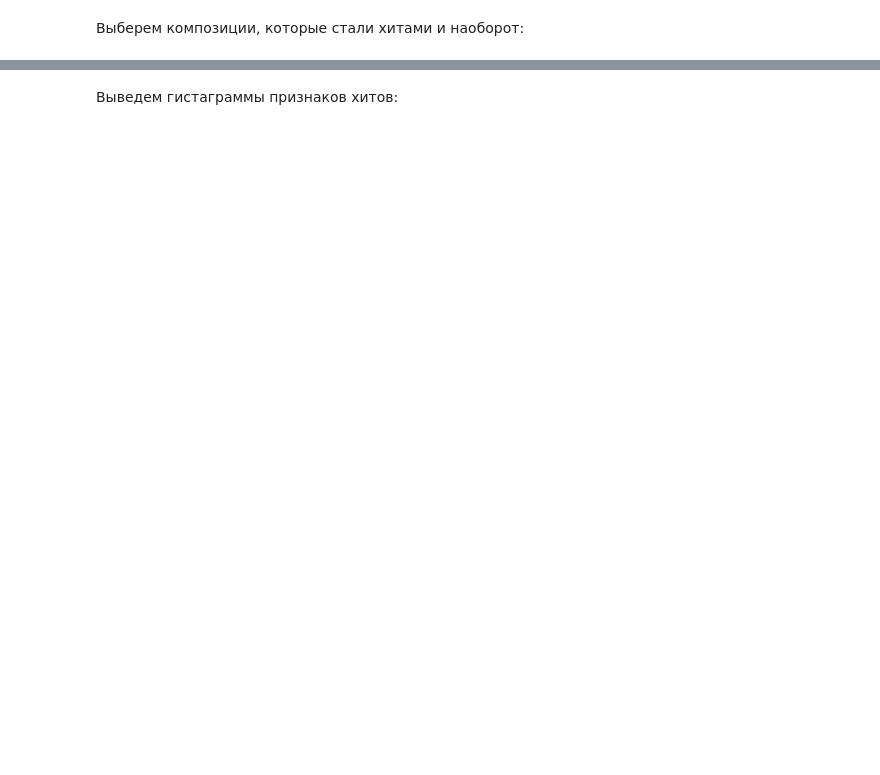
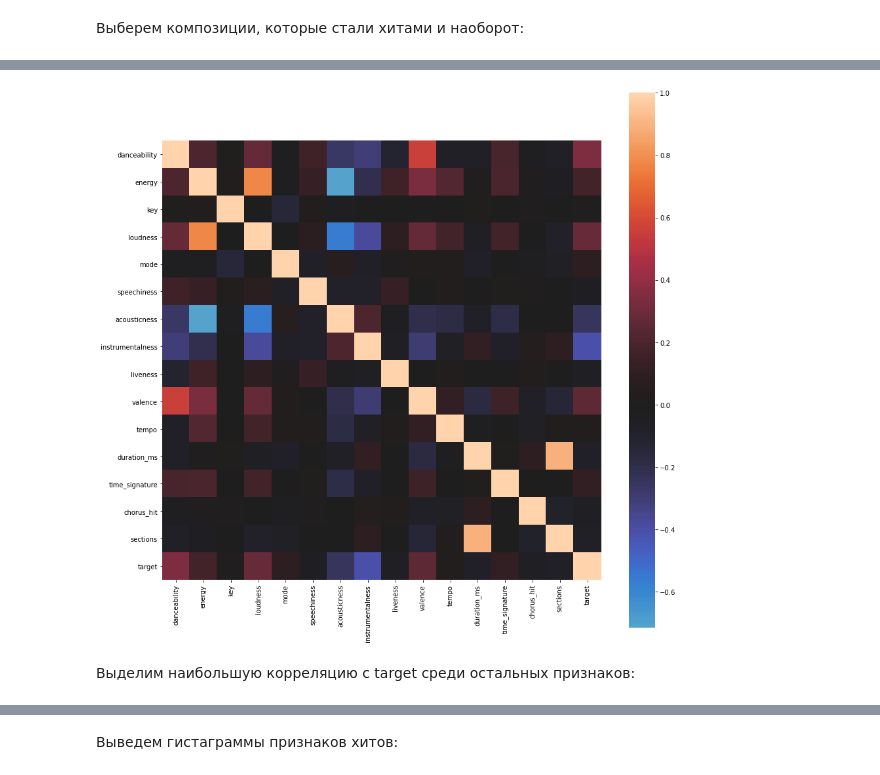
Before and after one commit to AUXLander/MachineLearning, a Jupyter notebook: ML.ipynb, the cells around one changed output, grey strips where cells are left out. Saved outputs shown, nothing was run; the diff lists cells and outputs as text; code cells hidden in the pictures; blank space fills up the shorter version.

```diff
--- a/ML.ipynb
+++ b/ML.ipynb
@@ -73,0 +102,3 @@ Index(['track', 'artist', 'uri', 'danceability', 'energy', 'key', 'loudness',
+# %%
+for time_signature in range(0,5):
+    print(np.sum(dataraw['time_signature'] == time_signature))
@@ -73,0 +113,7 @@ Index(['track', 'artist', 'uri', 'danceability', 'energy', 'key', 'loudness',
+# %%
+for time_signature in range(0,5):
+    if(np.sum(dataraw['time_signature'] == time_signature) < 50):
+        dataraw = dataraw[dataraw['time_signature'] != time_signature]
+
+for time_signature in range(0,5):
+    print(np.sum(dataraw['time_signature'] == time_signature))
@@ -94,0 +142,3 @@ signs = ['danceability', 'energy', 'loudness', 'speechiness', 'acousticness', 'i
+# %%
+datacorr = dataraw.corr()
+datacorr
@@ -94,0 +163,9 @@ signs = ['danceability', 'energy', 'loudness', 'speechiness', 'acousticness', 'i
+# %%
+f, ax = plt.subplots(figsize=(15, 15))
+
+ax = sns.heatmap(datacorr, center=0, square=True)
+pass
+# %% [output]
+[figure, added]
+# %% [markdown]
+Выделим наибольшую корреляцию c target среди остальных признаков:
```
Also changed, not shown: parts of 30 cells of this notebook, 2 other files.
